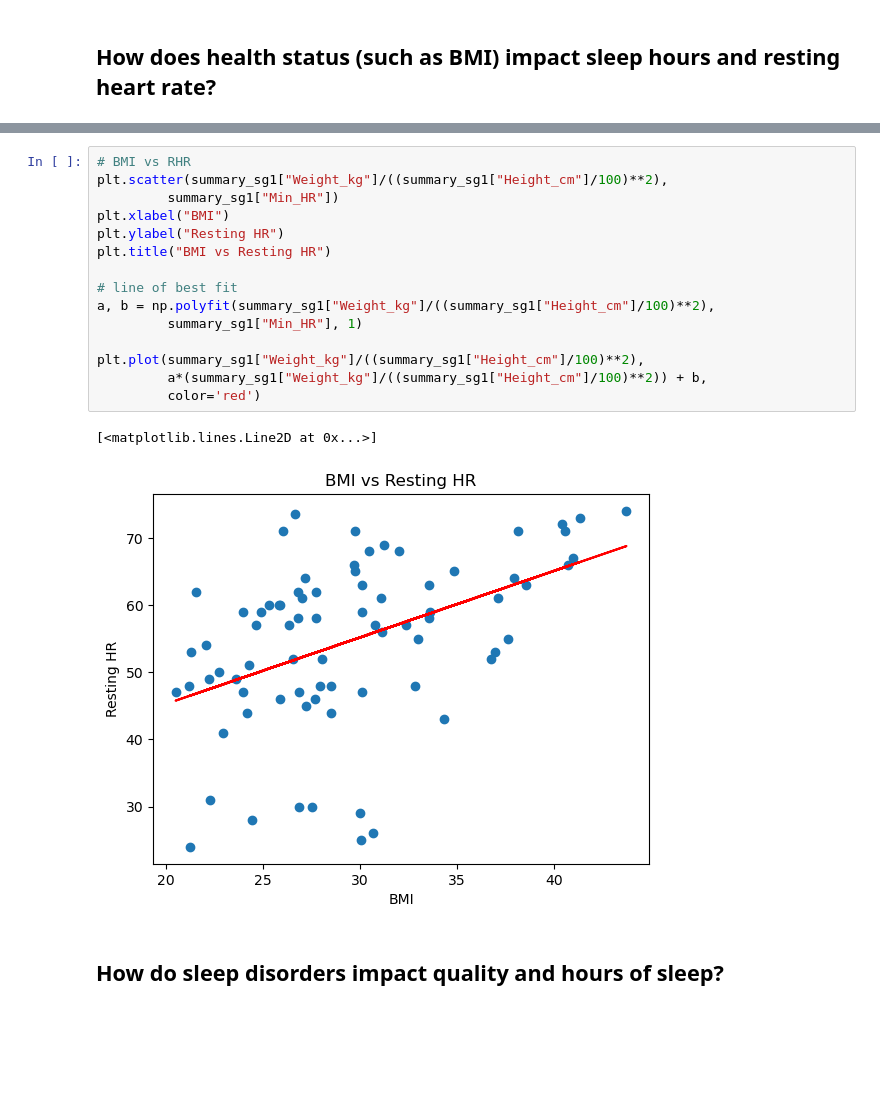
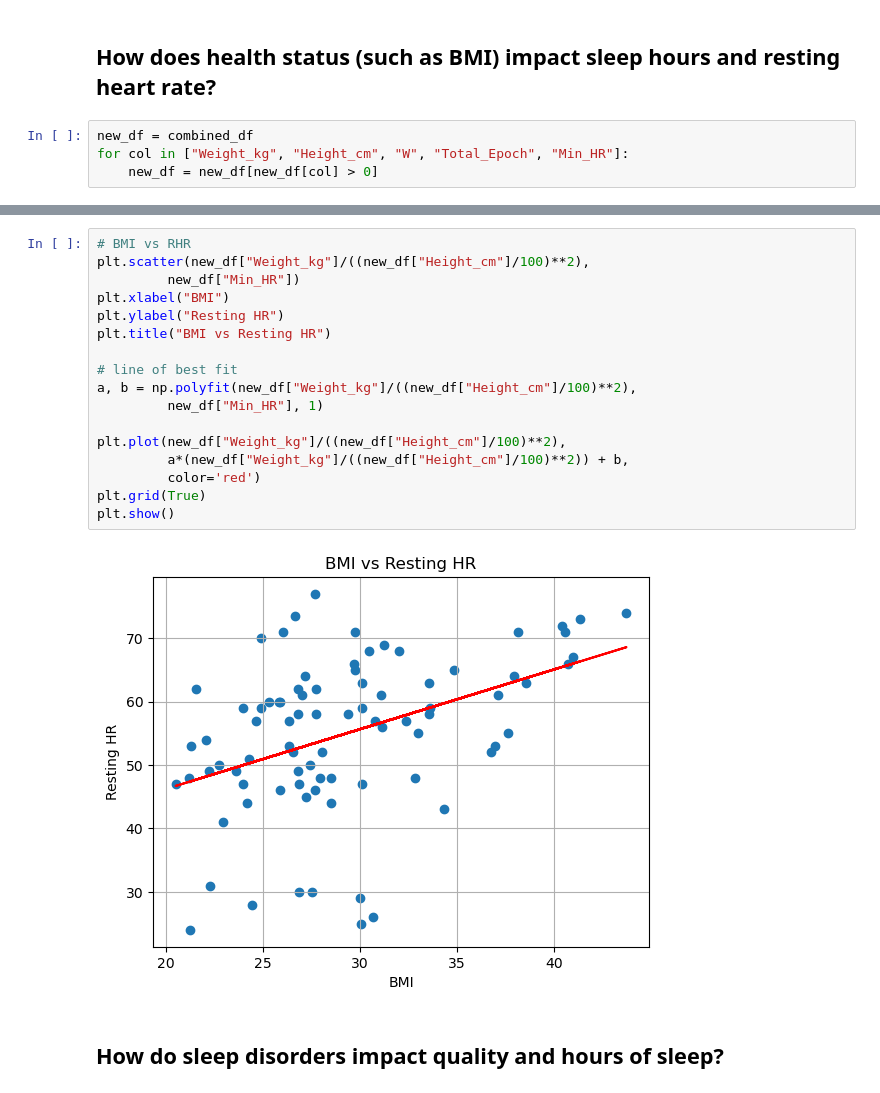
Before and after one commit to josh314151/DATA-601-602-G15, a Jupyter notebook: project_report.ipynb, the cells around one changed output, grey strips where cells are left out. Saved outputs shown, nothing was run; the diff lists cells and outputs as text; blank space fills up the shorter version.

```diff
--- a/project_report.ipynb
+++ b/project_report.ipynb
@@ -479,6 +479,10 @@ plt.show()
 [figure]
 # %% [markdown]
 ## How does health status (such as BMI) impact sleep hours and resting heart rate?
+# %%
+new_df = combined_df
+for col in ["Weight_kg", "Height_cm", "W", "Total_Epoch", "Min_HR"]:
+    new_df = new_df[new_df[col] > 0]
 # %%
 # plots
 
@@ -502,20 +507,21 @@ plt.plot(summary_sg1["Weight_kg"]/((summary_sg1["Height_cm"]/100)**2),
 # %%
 # BMI vs RHR
-plt.scatter(summary_sg1["Weight_kg"]/((summary_sg1["Height_cm"]/100)**2),
-         summary_sg1["Min_HR"])
+plt.scatter(new_df["Weight_kg"]/((new_df["Height_cm"]/100)**2),
+         new_df["Min_HR"])
 plt.xlabel("BMI")
 plt.ylabel("Resting HR")
 plt.title("BMI vs Resting HR")
 
 # line of best fit
-a, b = np.polyfit(summary_sg1["Weight_kg"]/((summary_sg1["Height_cm"]/100)**2),
-         summary_sg1["Min_HR"], 1)
+a, b = np.polyfit(new_df["Weight_kg"]/((new_df["Height_cm"]/100)**2),
+         new_df["Min_HR"], 1)
 
-plt.plot(summary_sg1["Weight_kg"]/((summary_sg1["Height_cm"]/100)**2),
-         a*(summary_sg1["Weight_kg"]/((summary_sg1["Height_cm"]/100)**2)) + b,
+plt.plot(new_df["Weight_kg"]/((new_df["Height_cm"]/100)**2),
+         a*(new_df["Weight_kg"]/((new_df["Height_cm"]/100)**2)) + b,
          color='red')
+plt.grid(True)
+plt.show()
 # %% [output]
-[<matplotlib.lines.Line2D at 0x...>]
-[figure, old version]
+[figure, new version]
 # %% [markdown]
 ## How do sleep disorders impact quality and hours of sleep?
```
Also changed, not shown: parts of 3 cells of this notebook, 5 other files.
